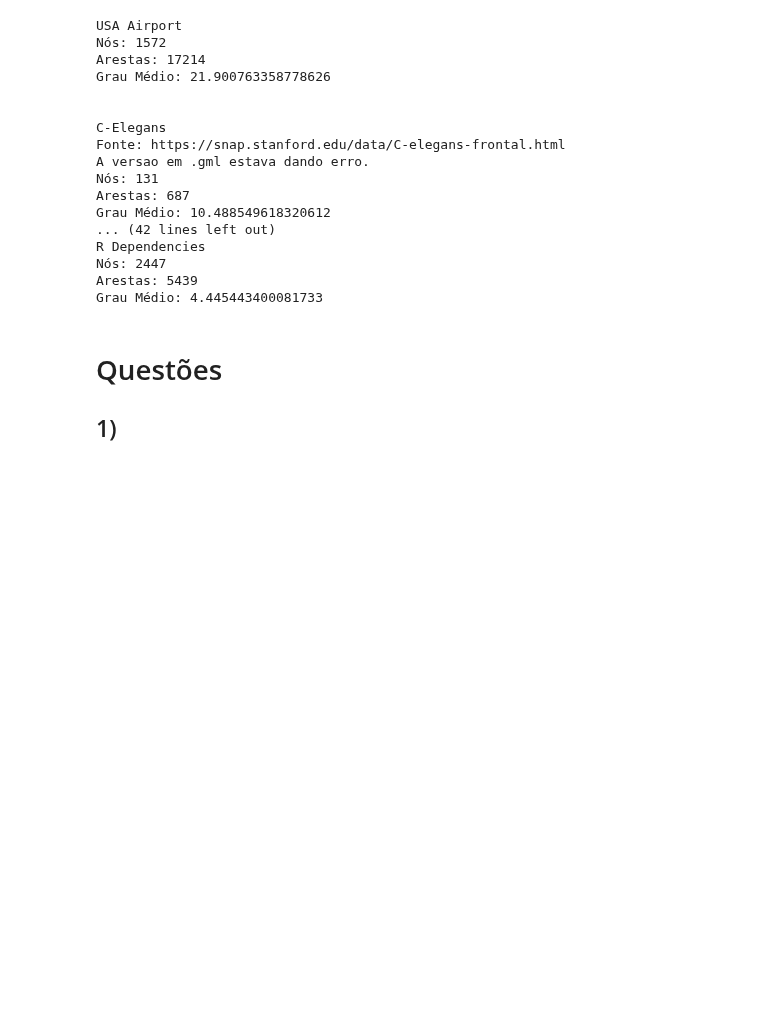
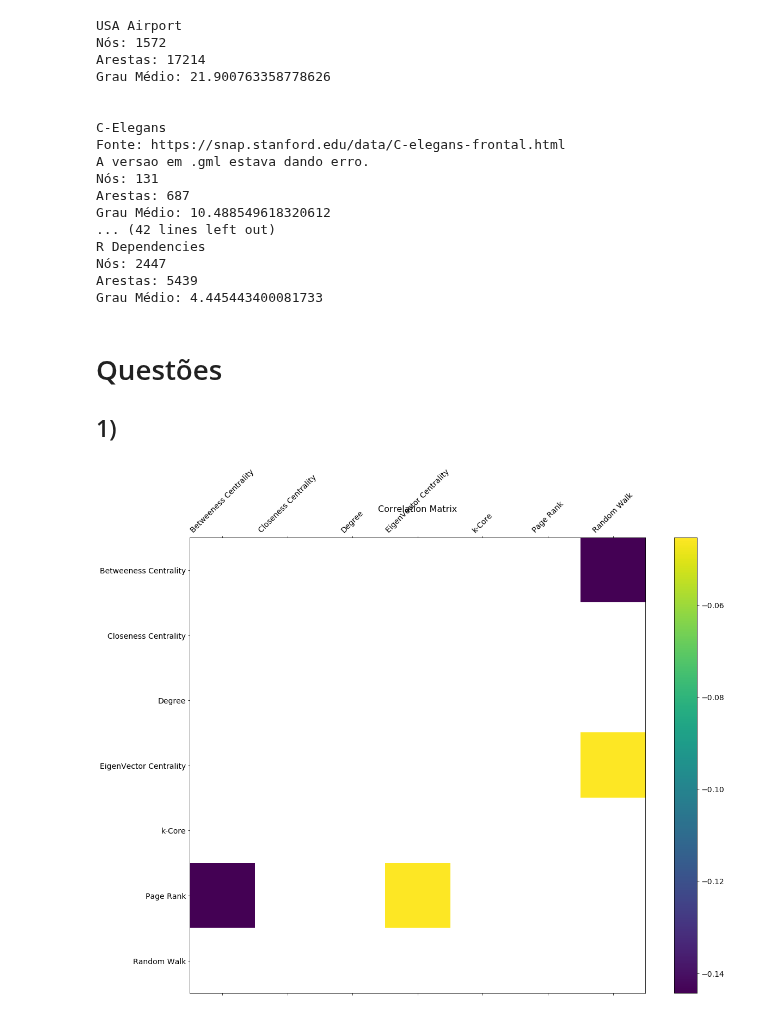
Before and after one commit to guimilan/redes_complexas, a Jupyter notebook: Lista2.ipynb, the cells around one changed output. Cells and saved outputs as stored; diff of their text form; code cells hidden in the pictures; blank space fills up the shorter version.

Commit message:
Exercicio1 Quase Completo
Falta Communication centrality e discussão.

```diff
--- a/Lista2.ipynb
+++ b/Lista2.ipynb
@@ -118,3 +178,31 @@ Grau Médio: 4.445443400081733
 # %% [markdown]
 # Questões
 ## 1)
+# %%
+corr=dict() #maps a graphname to a pandas DataFrame with the correlations
+for graph in [e_road, ham, celegans, airport]:
+    d = degrees(graph)
+    cc = closenessCentrality(graph)
+    kc= kCore(graph)
+    bc = betweenessCentrality(graph)
+    ec = eigenVectorCentrality(graph,1000)
+    pr = pageRank(graph)
+    rw = random_walk(graph,100)
+    #com = communicabilityCentrality(graph)
+    metrics = [("Betweeness Centrality", bc),("Closeness Centrality",cc),("Degree",d),\
+               ("EigenVector Centrality",ec), ('k-Core',kc) ,("Page Rank",pr),('Random Walk', rw)]#,("Communicability Centrality",com)]
+
+    #Makes correlation between the metrics and puts it into a DataFrame
+    pdCorr = dict()
+    for s1 in range(0,len(metrics)):
+        pdCorr[metrics[s1][0]] = dict()
+        for s2 in range(0,len(metrics)):
+            pdCorr[metrics[s1][0]][metrics[s2][0]] = metrics[s1][1].corr(metrics[s2][1])
+    #feeding dictionary
+    corr[graph] = pd.DataFrame(pdCorr)
+# %%
+plotCorr(corr[e_road][corr[e_road]<0.0])
+#plotCorr(corr[e_road][corr[e_road]>6.0])
+#plotCorr(corr[e_road][corr[e_road]>8.0])
+# %% [output]
+[figure, added]
```
Also changed, not shown: parts of 3 cells of this notebook.
